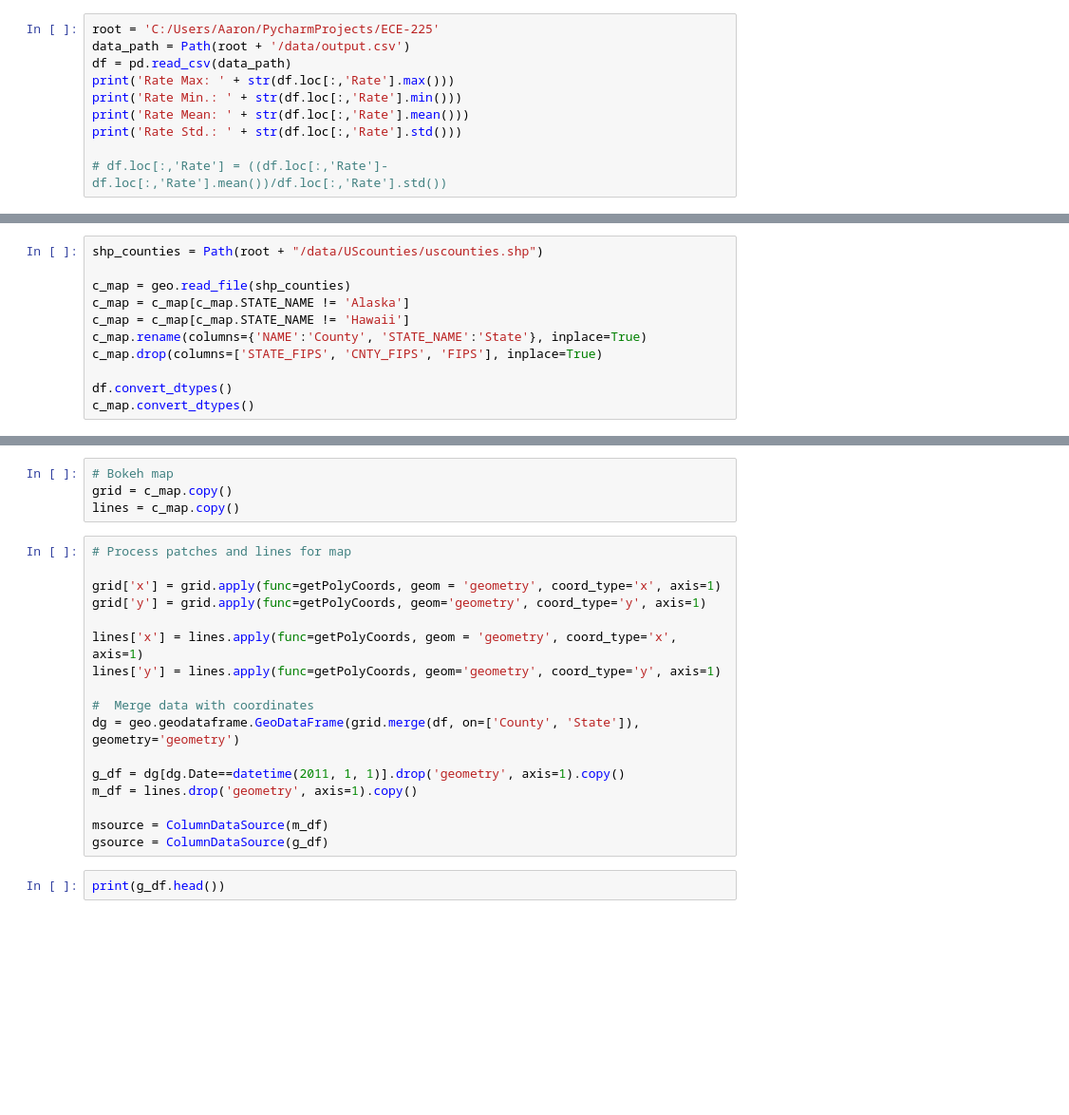
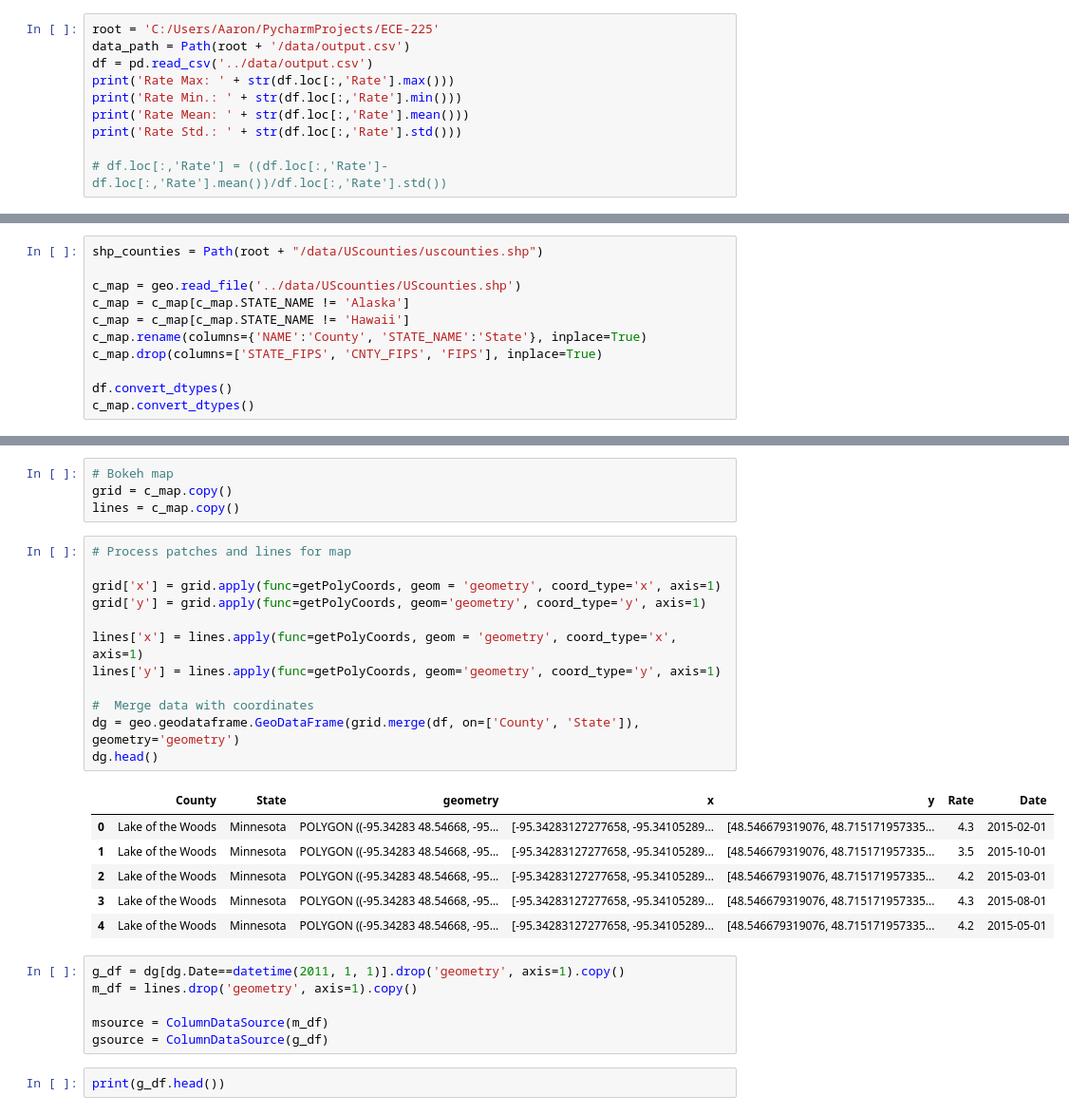
Before and after one commit to ArthDh/ECE-225, a Jupyter notebook: notebooks/Visuals.ipynb, the cells around one changed output, grey strips where cells are left out. Shown at 95% size. Drawn from its saved outputs; the diff is of its cells as text; blank space fills up the shorter version.

```diff
--- a/notebooks/Visuals.ipynb
+++ b/notebooks/Visuals.ipynb
@@ -24,7 +27,7 @@ You can install them with  `pip install urbanaccess pandana` or `conda install -
 # %%
 root = 'C:/Users/Aaron/PycharmProjects/ECE-225'
 data_path = Path(root + '/data/output.csv')
-df = pd.read_csv(data_path)
+df = pd.read_csv('../data/output.csv')
 print('Rate Max: ' + str(df.loc[:,'Rate'].max()))
 print('Rate Min.: ' + str(df.loc[:,'Rate'].min()))
 print('Rate Mean: ' + str(df.loc[:,'Rate'].mean()))
@@ -55,7 +58,7 @@ df.head()
 # %%
 shp_counties = Path(root + "/data/UScounties/uscounties.shp")
 
-c_map = geo.read_file(shp_counties)
+c_map = geo.read_file('../data/UScounties/UScounties.shp')
 c_map = c_map[c_map.STATE_NAME != 'Alaska']
 c_map = c_map[c_map.STATE_NAME != 'Hawaii']
 c_map.rename(columns={'NAME':'County', 'STATE_NAME':'State'}, inplace=True)
@@ -189,20 +192,28 @@ lines = c_map.copy()
 # %%
 # Process patches and lines for map
 
 grid['x'] = grid.apply(func=getPolyCoords, geom = 'geometry', coord_type='x', axis=1)
 grid['y'] = grid.apply(func=getPolyCoords, geom='geometry', coord_type='y', axis=1)
 
 lines['x'] = lines.apply(func=getPolyCoords, geom = 'geometry', coord_type='x', axis=1)
 lines['y'] = lines.apply(func=getPolyCoords, geom='geometry', coord_type='y', axis=1)
 
 #  Merge data with coordinates
 dg = geo.geodataframe.GeoDataFrame(grid.merge(df, on=['County', 'State']), geometry='geometry')
-
-g_df = dg[dg.Date==datetime(2011, 1, 1)].drop('geometry', axis=1).copy()
-m_df = lines.drop('geometry', axis=1).copy()
-
-msource = ColumnDataSource(m_df)
-gsource = ColumnDataSource(g_df)
+dg.head()
+# %% [output]
+|  | County | State | geometry | x | y | Rate | Date |
+| 0 | Lake of the Woods | Minnesota | POLYGON ((-95.34283 48.54668, -95... | [-95.34283127277658, -95.34105289... | [48.546679319076, 48.715171957335... | 4.3 | 2015-02-01 |
+| 1 | Lake of the Woods | Minnesota | POLYGON ((-95.34283 48.54668, -95... | [-95.34283127277658, -95.34105289... | [48.546679319076, 48.715171957335... | 3.5 | 2015-10-01 |
+| 2 | Lake of the Woods | Minnesota | POLYGON ((-95.34283 48.54668, -95... | [-95.34283127277658, -95.34105289... | [48.546679319076, 48.715171957335... | 4.2 | 2015-03-01 |
+| 3 | Lake of the Woods | Minnesota | POLYGON ((-95.34283 48.54668, -95... | [-95.34283127277658, -95.34105289... | [48.546679319076, 48.715171957335... | 4.3 | 2015-08-01 |
+| 4 | Lake of the Woods | Minnesota | POLYGON ((-95.34283 48.54668, -95... | [-95.34283127277658, -95.34105289... | [48.546679319076, 48.715171957335... | 4.2 | 2015-05-01 |
+# %%
+g_df = dg[dg.Date==datetime(2011, 1, 1)].drop('geometry', axis=1).copy()
+m_df = lines.drop('geometry', axis=1).copy()
+
+msource = ColumnDataSource(m_df)
+gsource = ColumnDataSource(g_df)
 # %%
 print(g_df.head())
 # %% [output]
```
Also changed, not shown: parts of 3 cells of this notebook, 2 other files.
